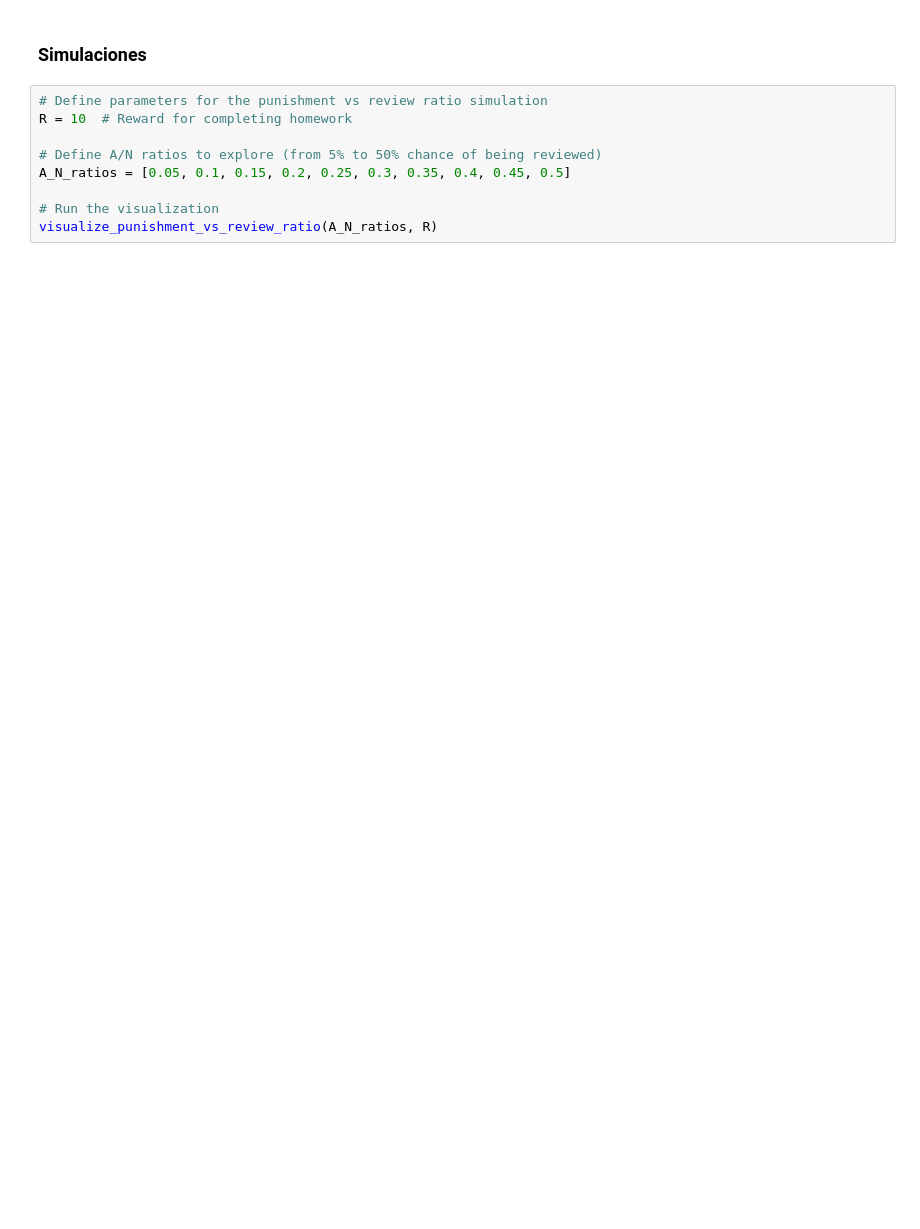
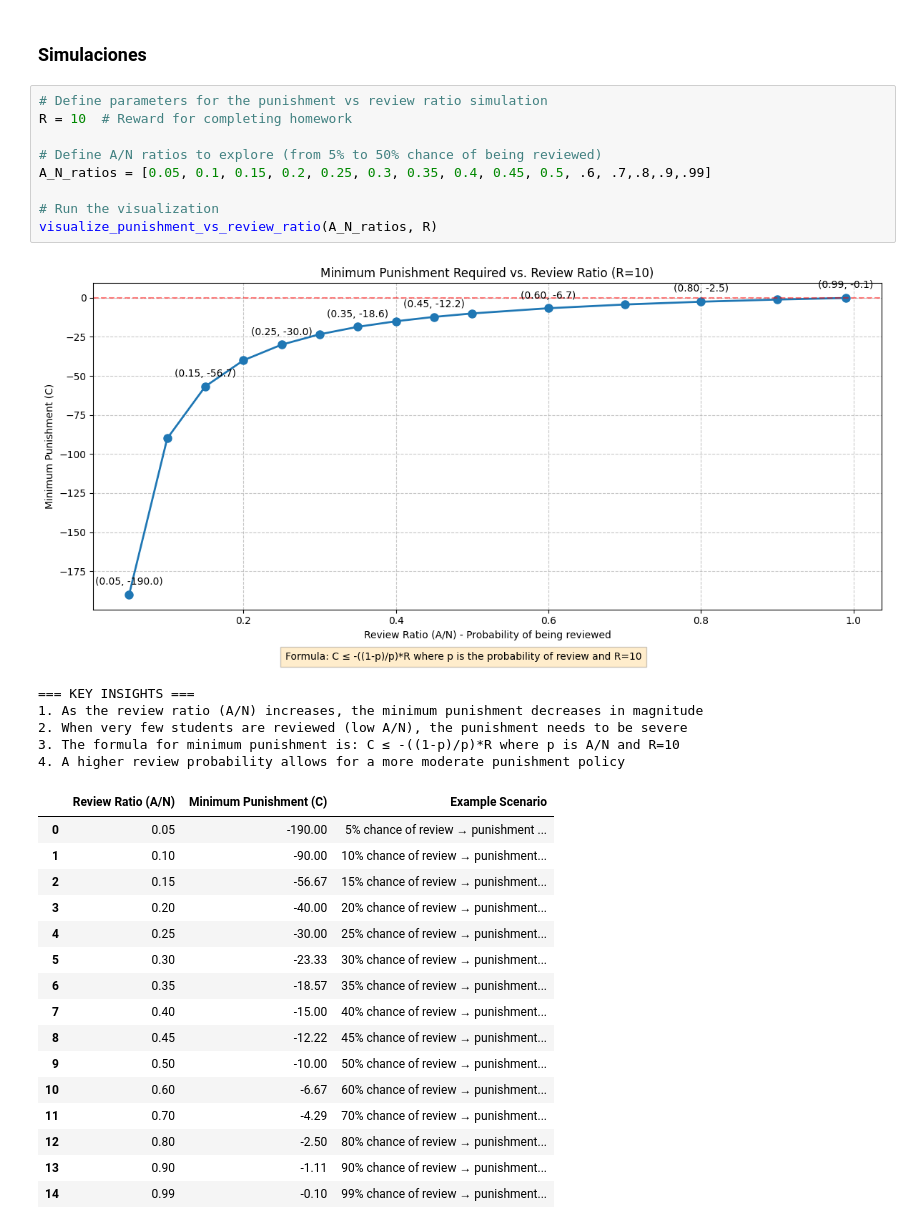
Before and after one commit to sonder-art/ia_p25, a Jupyter notebook: curso/temas/07_disenno_de_mecanismos/01_tareas.ipynb, the cells around one changed output. Cells and saved outputs as stored; diff of their text form; blank space fills up the shorter version.

```diff
--- a/curso/temas/07_disenno_de_mecanismos/01_tareas.ipynb
+++ b/curso/temas/07_disenno_de_mecanismos/01_tareas.ipynb
@@ -524,12 +535,35 @@ def run_multiple_profile_simulations(N: int, A: int, R: float, num_classes: int,
 # %%
 # Define parameters for the punishment vs review ratio simulation
 R = 10  # Reward for completing homework
 
 # Define A/N ratios to explore (from 5% to 50% chance of being reviewed)
-A_N_ratios = [0.05, 0.1, 0.15, 0.2, 0.25, 0.3, 0.35, 0.4, 0.45, 0.5]
+A_N_ratios = [0.05, 0.1, 0.15, 0.2, 0.25, 0.3, 0.35, 0.4, 0.45, 0.5, .6, .7,.8,.9,.99]
 
 # Run the visualization
 visualize_punishment_vs_review_ratio(A_N_ratios, R)
+# %% [output]
+[figure, added]
+=== KEY INSIGHTS ===
+1. As the review ratio (A/N) increases, the minimum punishment decreases in magnitude
+2. When very few students are reviewed (low A/N), the punishment needs to be severe
+3. The formula for minimum punishment is: C ≤ -((1-p)/p)*R where p is A/N and R=10
+4. A higher review probability allows for a more moderate punishment policy
+|  | Review Ratio (A/N) | Minimum Punishment (C) | Example Scenario |
+| 0 | 0.05 | -190.00 | 5% chance of review → punishment ... |
+| 1 | 0.10 | -90.00 | 10% chance of review → punishment... |
+| 2 | 0.15 | -56.67 | 15% chance of review → punishment... |
+| 3 | 0.20 | -40.00 | 20% chance of review → punishment... |
+| 4 | 0.25 | -30.00 | 25% chance of review → punishment... |
+| 5 | 0.30 | -23.33 | 30% chance of review → punishment... |
+| 6 | 0.35 | -18.57 | 35% chance of review → punishment... |
+| 7 | 0.40 | -15.00 | 40% chance of review → punishment... |
+| 8 | 0.45 | -12.22 | 45% chance of review → punishment... |
+| 9 | 0.50 | -10.00 | 50% chance of review → punishment... |
+| 10 | 0.60 | -6.67 | 60% chance of review → punishment... |
+| 11 | 0.70 | -4.29 | 70% chance of review → punishment... |
+| 12 | 0.80 | -2.50 | 80% chance of review → punishment... |
+| 13 | 0.90 | -1.11 | 90% chance of review → punishment... |
+| 14 | 0.99 | -0.10 | 99% chance of review → punishment... |
 # %%
 # Define parameters for simulating 40 classes for a single student profile
 N = 30  # Total number of students
```
Also changed, not shown: parts of 3 cells of this notebook, 27 other files.
